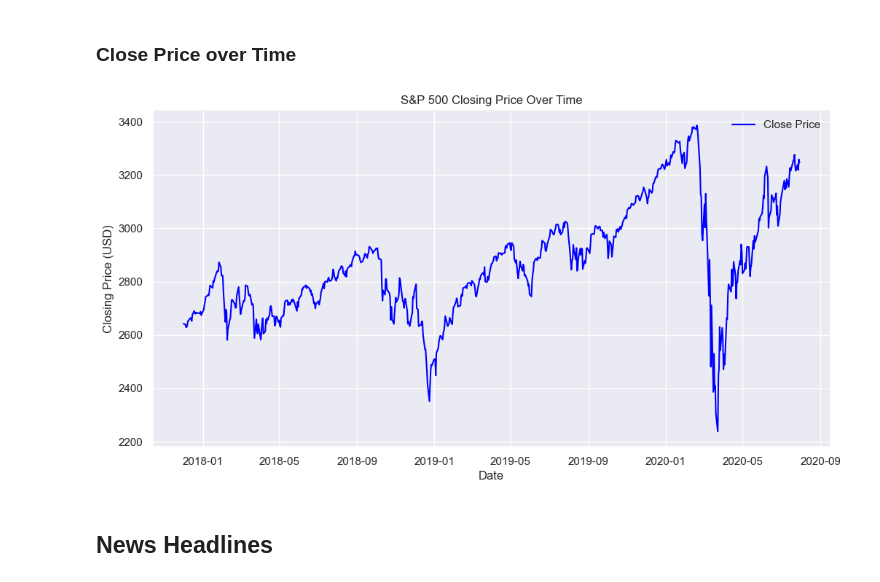
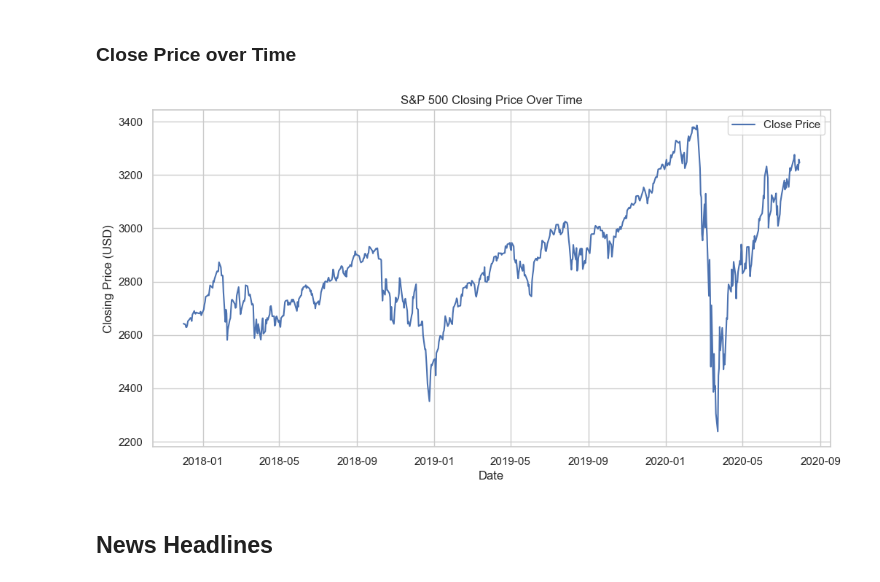
Before and after one commit to Aaron3963/CSE_151A_Project, a Jupyter notebook: EDA.ipynb, the cells around one changed output. Cells and saved outputs as stored; diff of their text form; code cells hidden in the pictures.

```diff
--- a/EDA.ipynb
+++ b/EDA.ipynb
@@ -2,5 +2,8 @@
 import numpy as np
 import pandas as pd
 import seaborn as sns
+import calendar
 import matplotlib.pyplot as plt
 import yfinance as yf
+
+sns.set_theme(style="whitegrid")
@@ -234,20 +183,15 @@ To prepare for analysis, normalization or standardization may be beneficial to h
 # %% [markdown]
 ### Close Price over Time
 # %%
-import seaborn as sns
-import matplotlib.pyplot as plt
-
-sns.set(style="darkgrid")
-
 plt.figure(figsize=(12, 6))
-sns.lineplot(x=data_hlcv.index, y=data_hlcv['Close'].squeeze(), color='blue', label="Close Price")
+sns.lineplot(x=data_hlcv.index, y=data_hlcv['Close'].squeeze(), color="#4c72b0", label="Close Price")
 plt.title("S&P 500 Closing Price Over Time")
 plt.xlabel("Date")
 plt.ylabel("Closing Price (USD)")
 plt.legend()
 plt.show()
 # %% [output]
-[figure, old version]
+[figure, new version]
 # %% [markdown]
 ## News Headlines
 # %%
```
Also changed, not shown: parts of 15 cells of this notebook.
